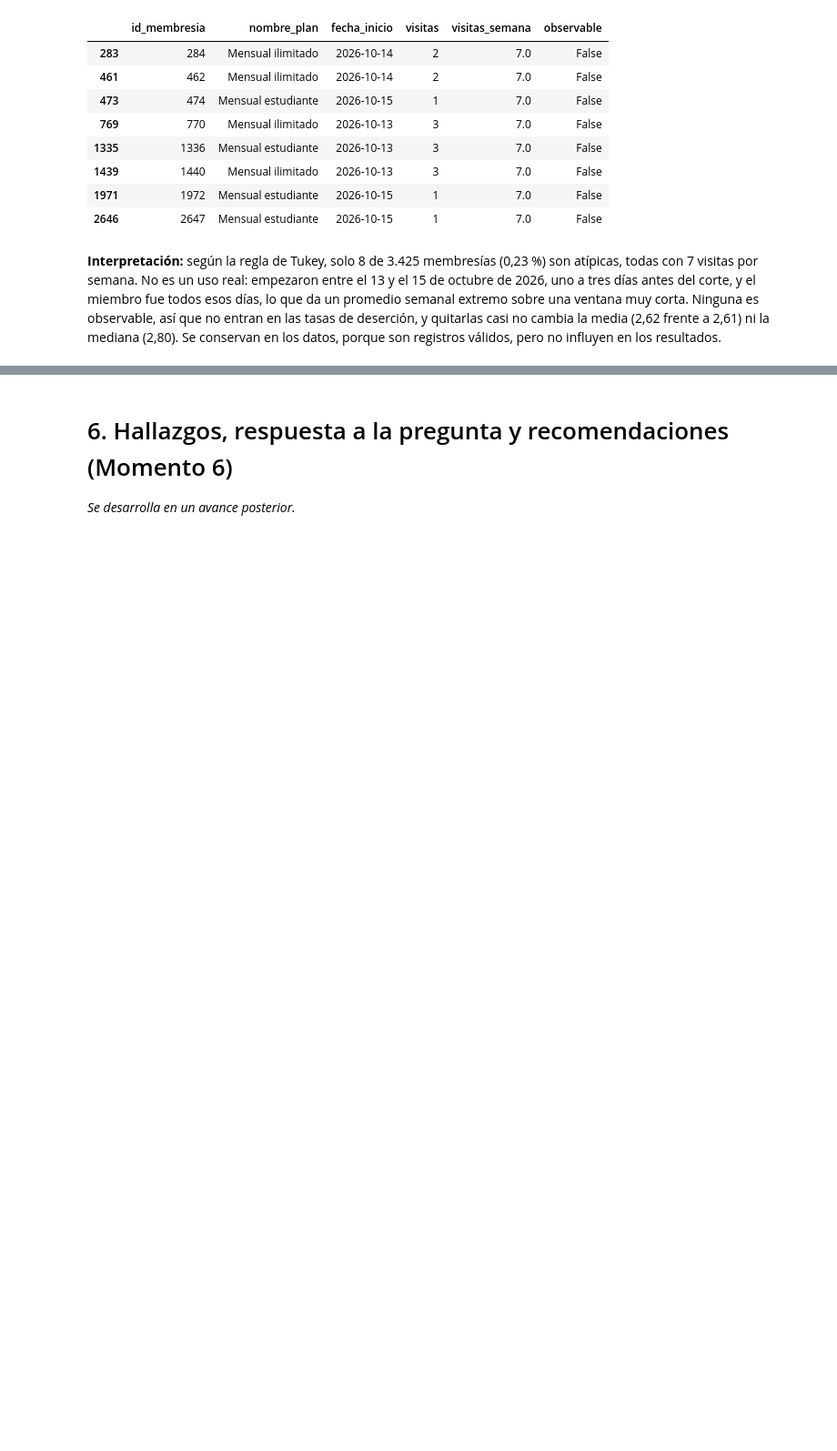
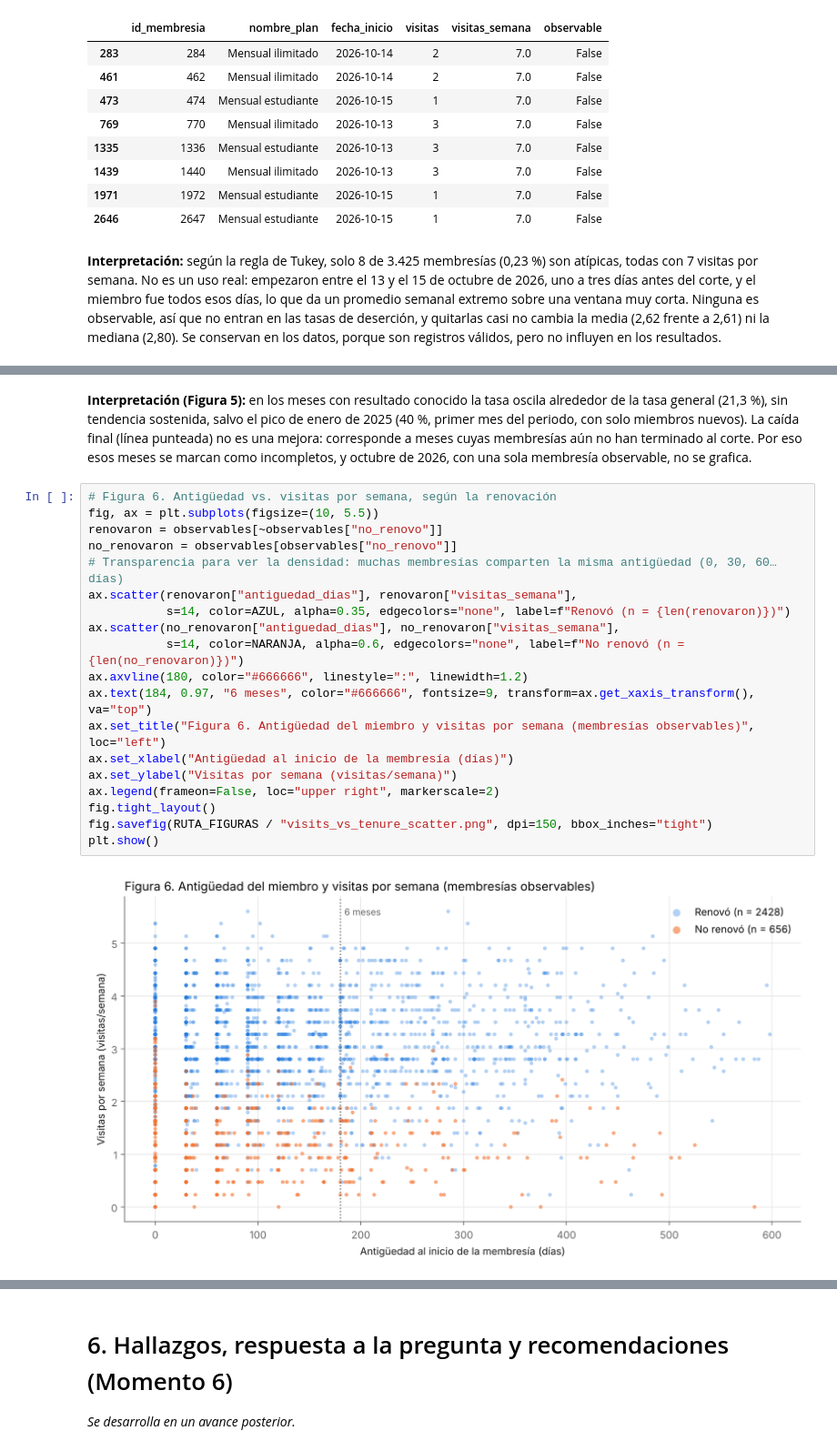
Before and after one commit to juanmejia017/PandasZonafitevolution, a Jupyter notebook: notebooks/analytical_report.ipynb, the cells around one changed output, grey strips where cells are left out. Shown at 91% size. Saved outputs shown, nothing was run; the diff lists cells and outputs as text; blank space fills up the shorter version.

```diff
--- a/notebooks/analytical_report.ipynb
+++ b/notebooks/analytical_report.ipynb
@@ -725,0 +831,23 @@ Mediana con atípicos: 2.80 · sin atípicos: 2.80
+# %% [markdown]
+**Interpretación (Figura 5):** en los meses con resultado conocido la tasa oscila alrededor de la tasa general (21,3 %), sin tendencia sostenida, salvo el pico de enero de 2025 (40 %, primer mes del periodo, con solo miembros nuevos). La caída final (línea punteada) no es una mejora: corresponde a meses cuyas membresías aún no han terminado al corte. Por eso esos meses se marcan como incompletos, y octubre de 2026, con una sola membresía observable, no se grafica.
+# %%
+# Figura 6. Antigüedad vs. visitas por semana, según la renovación
+fig, ax = plt.subplots(figsize=(10, 5.5))
+renovaron = observables[~observables["no_renovo"]]
+no_renovaron = observables[observables["no_renovo"]]
+# Transparencia para ver la densidad: muchas membresías comparten la misma antigüedad (0, 30, 60… días)
+ax.scatter(renovaron["antiguedad_dias"], renovaron["visitas_semana"],
+           s=14, color=AZUL, alpha=0.35, edgecolors="none", label=f"Renovó (n = {len(renovaron)})")
+ax.scatter(no_renovaron["antiguedad_dias"], no_renovaron["visitas_semana"],
+           s=14, color=NARANJA, alpha=0.6, edgecolors="none", label=f"No renovó (n = {len(no_renovaron)})")
+ax.axvline(180, color="#666666", linestyle=":", linewidth=1.2)
+ax.text(184, 0.97, "6 meses", color="#666666", fontsize=9, transform=ax.get_xaxis_transform(), va="top")
+ax.set_title("Figura 6. Antigüedad del miembro y visitas por semana (membresías observables)", loc="left")
+ax.set_xlabel("Antigüedad al inicio de la membresía (días)")
+ax.set_ylabel("Visitas por semana (visitas/semana)")
+ax.legend(frameon=False, loc="upper right", markerscale=2)
+fig.tight_layout()
+fig.savefig(RUTA_FIGURAS / "visits_vs_tenure_scatter.png", dpi=150, bbox_inches="tight")
+plt.show()
+# %% [output]
+[figure, added]
```
Also changed, not shown: parts of 7 cells of this notebook, 7 other files.
